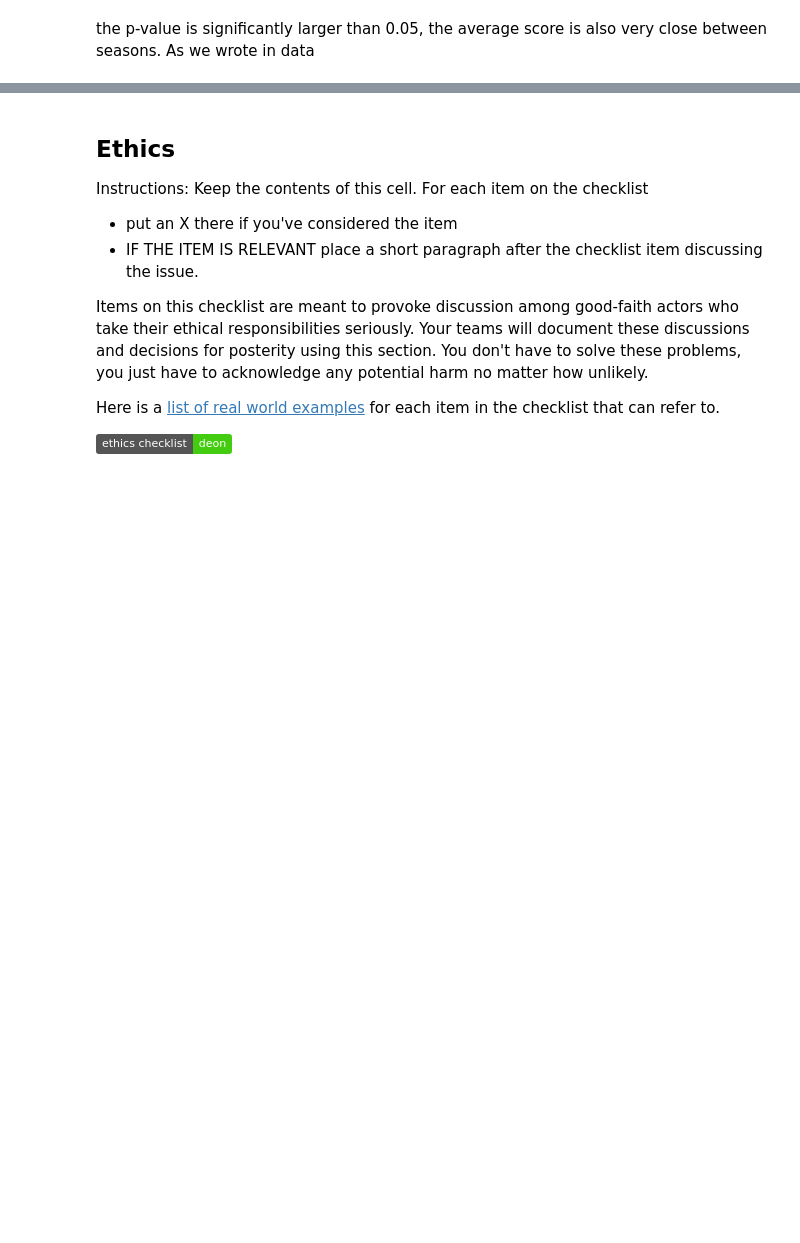
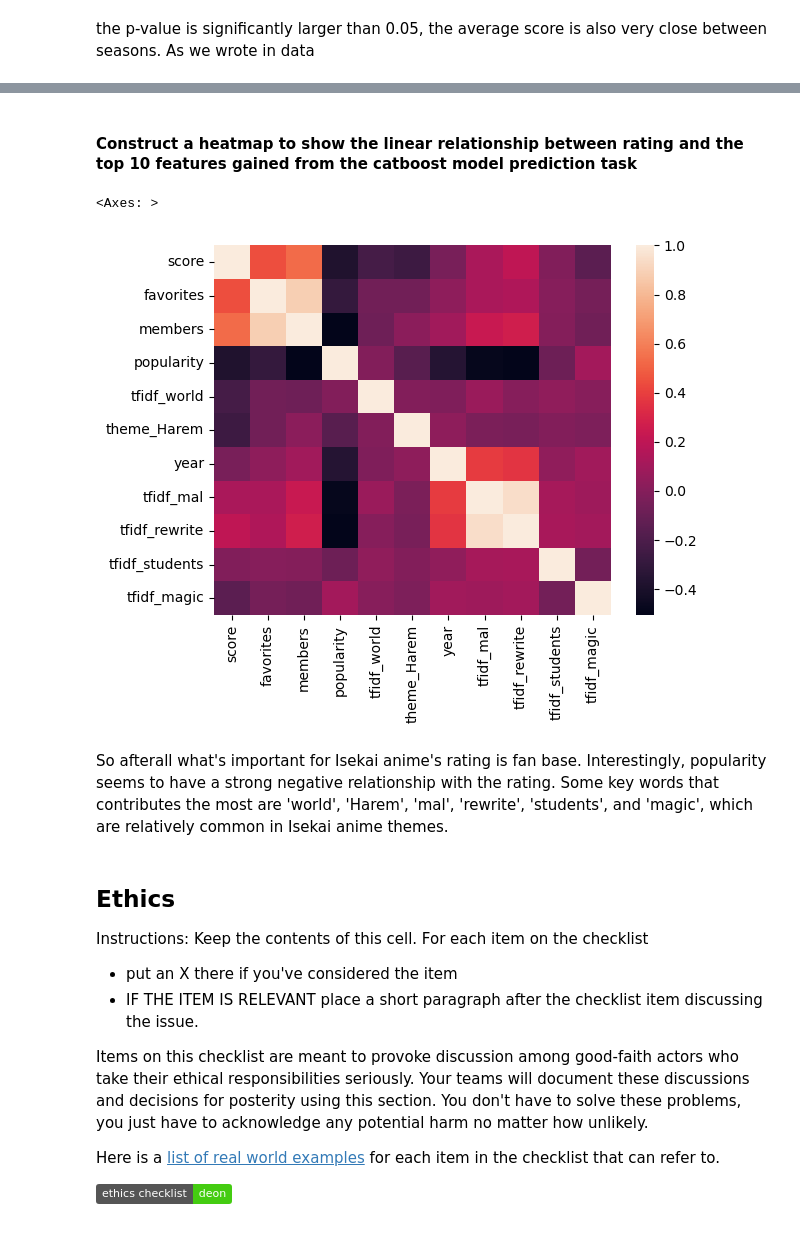
Before and after one commit to COGS108/Group139_WI26, a Jupyter notebook: 02-EDACheckpoint.ipynb, the cells around one changed output, grey strips where cells are left out. Saved outputs shown, nothing was run; the diff lists cells and outputs as text; code cells hidden in the pictures; badges without logos; blank space fills up the shorter version.

```diff
--- a/02-EDACheckpoint.ipynb
+++ b/02-EDACheckpoint.ipynb
@@ -799,7 +721,7 @@ themes_df = pd.DataFrame(themes_encoded, columns=[f"theme_{c}" for c in mlb_them
 
 # prepare input and target
 cat_cols = ['type', 'status', 'season', 'season_length']
-num_cols = ['rank', 'popularity', 'members', 'favorites', 'episodes', 'year']
+num_cols = ['popularity', 'members', 'favorites', 'episodes', 'year'] # 'rank', using rank is unfair for the purpose, as it directly correlates with the rating
 target_col = 'score'
 
 cat_df = df[cat_cols + num_cols]
@@ -813,5 +735,5 @@ train_pool = Pool(data = X_train, label = y_train, cat_features = cat_cols)
 eval_pool = Pool(data = X_eval, label = y_eval, cat_features = cat_cols)
 test_pool = Pool(data = X_test, label = y_test, cat_features = cat_cols)
 # %%
-model = CatBoostRegressor(iterations = 500, learning_rate = 0.05, depth = 7, verbose = 50)
+model = CatBoostRegressor(iterations = 500, learning_rate = 0.05, depth = 7, verbose = 50, allow_writing_files=False)
 model.fit(train_pool, eval_set = eval_pool)
@@ -832,3 +788,13 @@ feat_df[:10]
+# %% [markdown]
+#### Construct a heatmap to show the linear relationship between rating and the top 10 features gained from the catboost model prediction task
+# %%
+# heatmap of pearson correlation coefficients
+sns.heatmap(pd.concat([df[['score']], X_final.loc[:, feat_df[:10]['feature'].values]], axis = 1).corr())
+# %% [output]
+<Axes: >
+[figure, added]
+# %% [markdown]
+So afterall what's important for Isekai anime's rating is fan base. Interestingly, popularity seems to have a strong negative relationship with the rating. Some key words that contributes the most are 'world', 'Harem', 'mal', 'rewrite', 'students', and 'magic', which are relatively common in Isekai anime themes.
 # %% [markdown]
 ## Ethics
 
```
Also changed, not shown: parts of 38 cells of this notebook, 7 other files.
